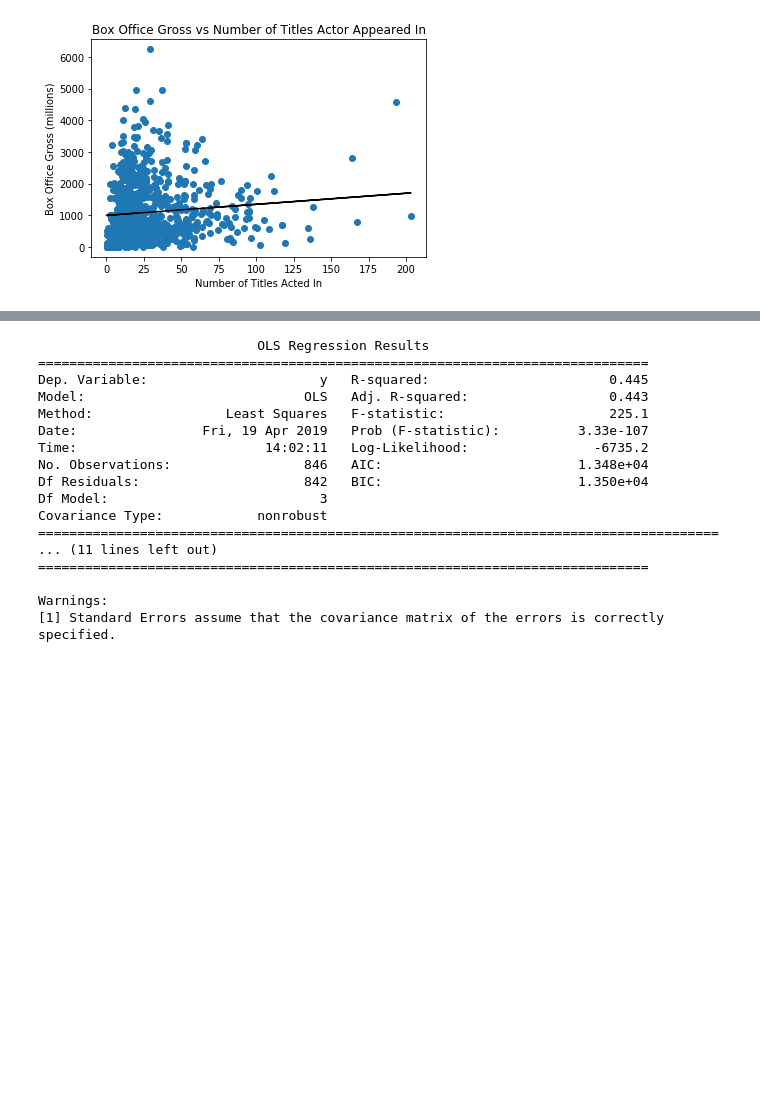
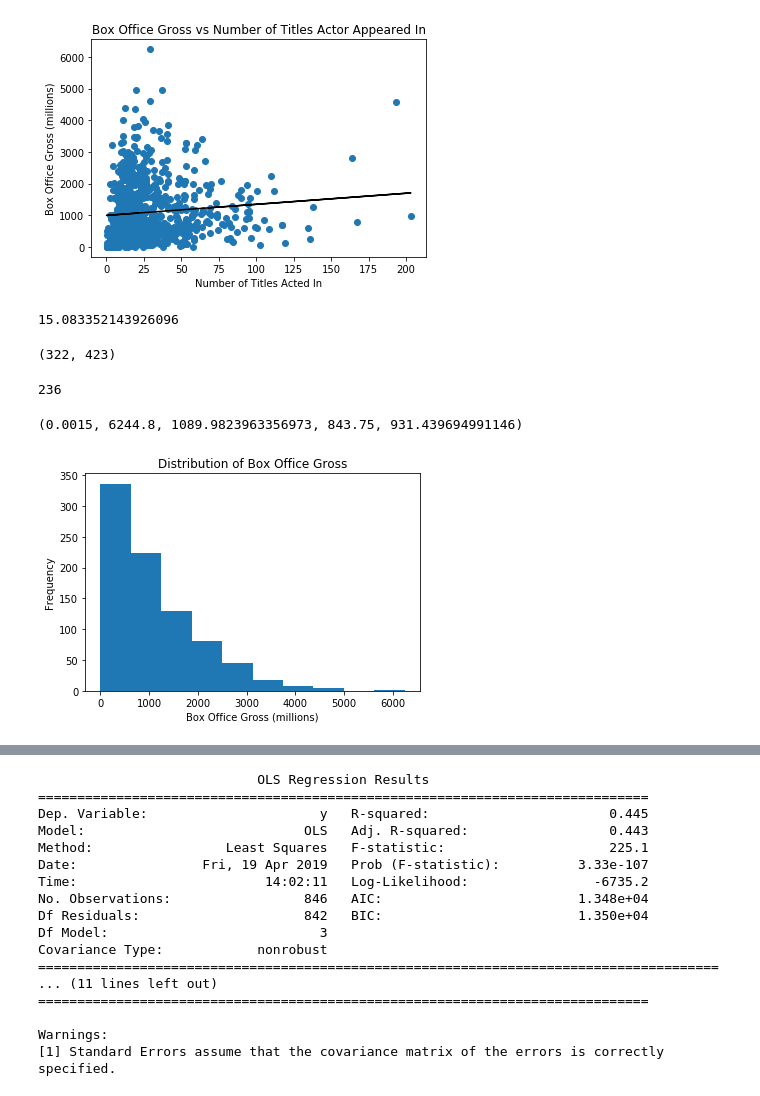
Before and after one commit to mjiang9/IW-Spring-2019, a Jupyter notebook: IW.ipynb, the cells around one changed output, grey strips where cells are left out. Saved outputs shown, nothing was run; the diff lists cells and outputs as text; code cells hidden in the pictures; blank space fills up the shorter version.

```diff
--- a/IW.ipynb
+++ b/IW.ipynb
@@ -1183,3 +1184,26 @@ female = [1 if x in Gw.nodes() else 0 for x in actorlist]
 oldage = [1 if x in old else 0 for x in actorlist]
 # %%
 age = [agedict[x] for x in actorlist]
+# %%
+np.std([x for x in age if x != 0])
+# %% [output]
+15.083352143926096
+# %%
+sum(female), sum(oldage)
+# %% [output]
+(322, 423)
+# %%
+sum(academynominated)
+# %% [output]
+236
+# %%
+min(boxofficegross), max(boxofficegross), np.mean(boxofficegross), np.median(boxofficegross), np.std(boxofficegross)
+# %% [output]
+(0.0015, 6244.8, 1089.9823963356973, 843.75, 931.439694991146)
+# %%
+plot.hist(boxofficegross)
+plot.xlabel("Box Office Gross (millions)")
+plot.ylabel("Frequency")
+plot.title("Distribution of Box Office Gross")plot.show()
+# %% [output]
+[figure, added]
```
Also changed, not shown: parts of 15 cells of this notebook.
